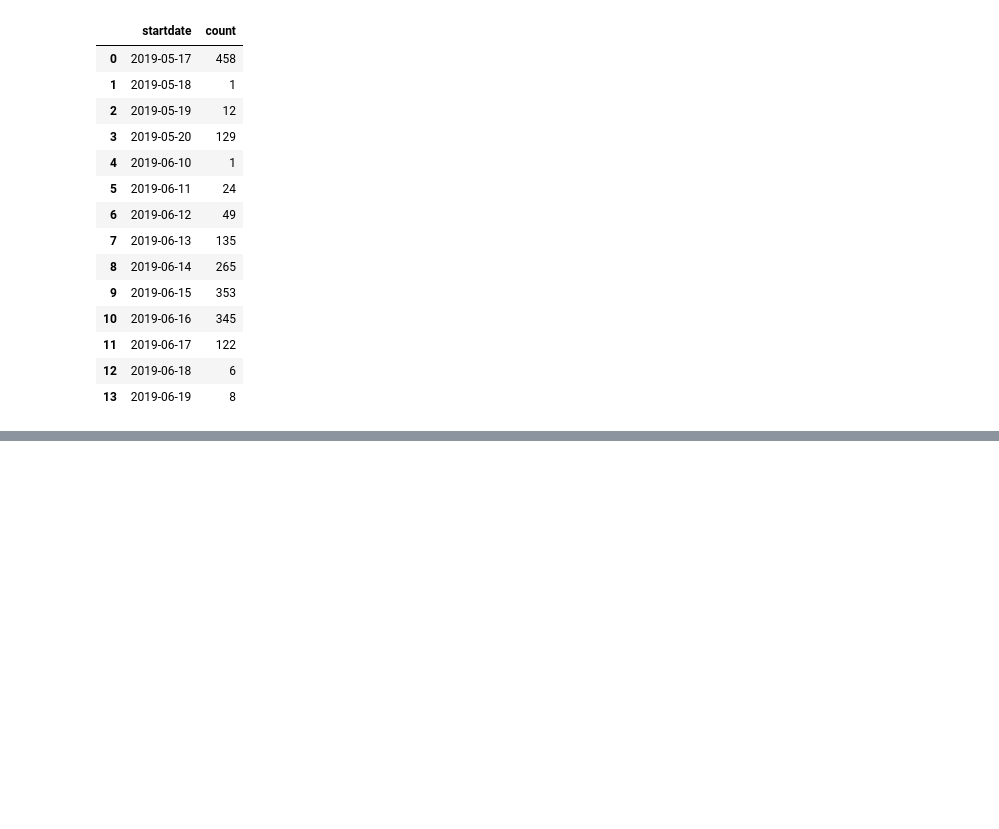
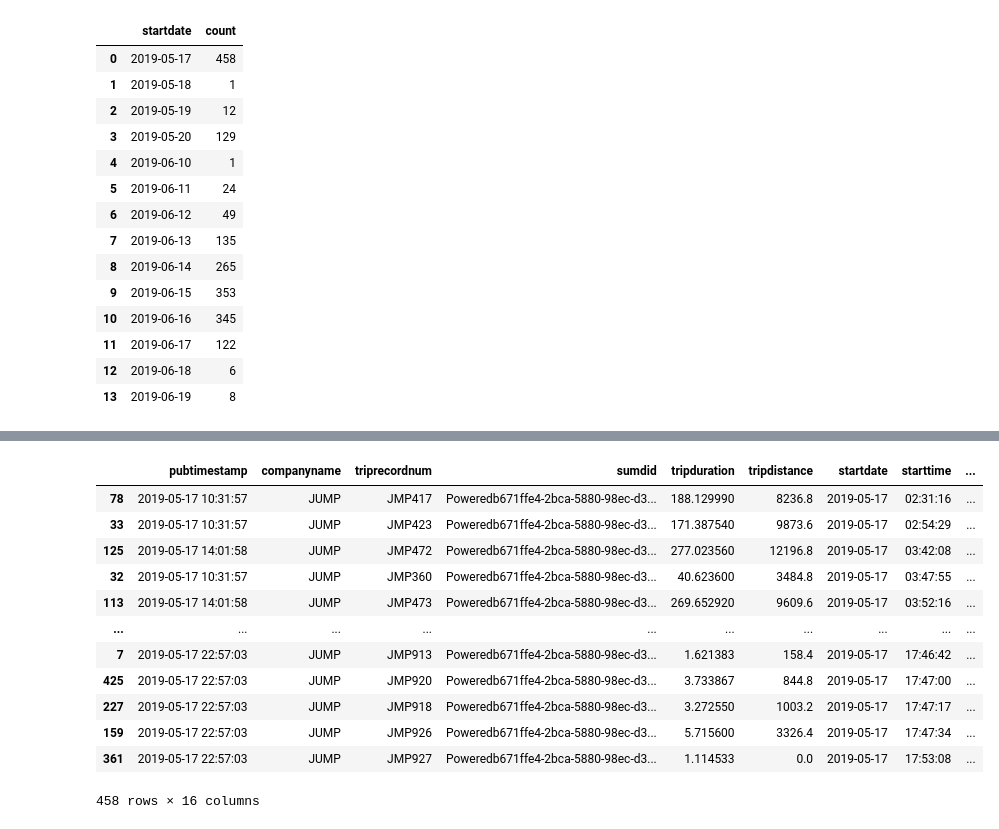
Before and after one commit to NSS-Data-Analytics-Cohort-8/scooter-partner1-badger-badger-python, a Jupyter notebook: notebooks/deliverables.ipynb, the cells around one changed output, grey strips where cells are left out. Saved outputs shown, nothing was run; the diff lists cells and outputs as text; code cells hidden in the pictures; blank space fills up the shorter version.

```diff
--- a/notebooks/deliverables.ipynb
+++ b/notebooks/deliverables.ipynb
@@ -293,2 +280,18 @@ mayextr = frqntflyr1[(frqntflyr1['startdate'] == '2019-05-17')]
+# %%
+mayextr.sort_values(by=['starttime'])
+# %% [output]
+|  | pubtimestamp | companyname | triprecordnum | sumdid | tripduration | tripdistance | startdate | starttime | ... |
+| 78 | 2019-05-17 10:31:57 | JUMP | JMP417 | Poweredb671ffe4-2bca-5880-98ec-d3... | 188.129990 | 8236.8 | 2019-05-17 | 02:31:16 | ... |
+| 33 | 2019-05-17 10:31:57 | JUMP | JMP423 | Poweredb671ffe4-2bca-5880-98ec-d3... | 171.387540 | 9873.6 | 2019-05-17 | 02:54:29 | ... |
+| 125 | 2019-05-17 14:01:58 | JUMP | JMP472 | Poweredb671ffe4-2bca-5880-98ec-d3... | 277.023560 | 12196.8 | 2019-05-17 | 03:42:08 | ... |
+| 32 | 2019-05-17 10:31:57 | JUMP | JMP360 | Poweredb671ffe4-2bca-5880-98ec-d3... | 40.623600 | 3484.8 | 2019-05-17 | 03:47:55 | ... |
+| 113 | 2019-05-17 14:01:58 | JUMP | JMP473 | Poweredb671ffe4-2bca-5880-98ec-d3... | 269.652920 | 9609.6 | 2019-05-17 | 03:52:16 | ... |
+| ... | ... | ... | ... | ... | ... | ... | ... | ... | ... |
+| 7 | 2019-05-17 22:57:03 | JUMP | JMP913 | Poweredb671ffe4-2bca-5880-98ec-d3... | 1.621383 | 158.4 | 2019-05-17 | 17:46:42 | ... |
+| 425 | 2019-05-17 22:57:03 | JUMP | JMP920 | Poweredb671ffe4-2bca-5880-98ec-d3... | 3.733867 | 844.8 | 2019-05-17 | 17:47:00 | ... |
+| 227 | 2019-05-17 22:57:03 | JUMP | JMP918 | Poweredb671ffe4-2bca-5880-98ec-d3... | 3.272550 | 1003.2 | 2019-05-17 | 17:47:17 | ... |
+| 159 | 2019-05-17 22:57:03 | JUMP | JMP926 | Poweredb671ffe4-2bca-5880-98ec-d3... | 5.715600 | 3326.4 | 2019-05-17 | 17:47:34 | ... |
+| 361 | 2019-05-17 22:57:03 | JUMP | JMP927 | Poweredb671ffe4-2bca-5880-98ec-d3... | 1.114533 | 0.0 | 2019-05-17 | 17:53:08 | ... |
+458 rows × 16 columns
 # %%
 #what zip codes was this guy used in?
```
Also changed, not shown: parts of 5 cells of this notebook, 47 other files.
